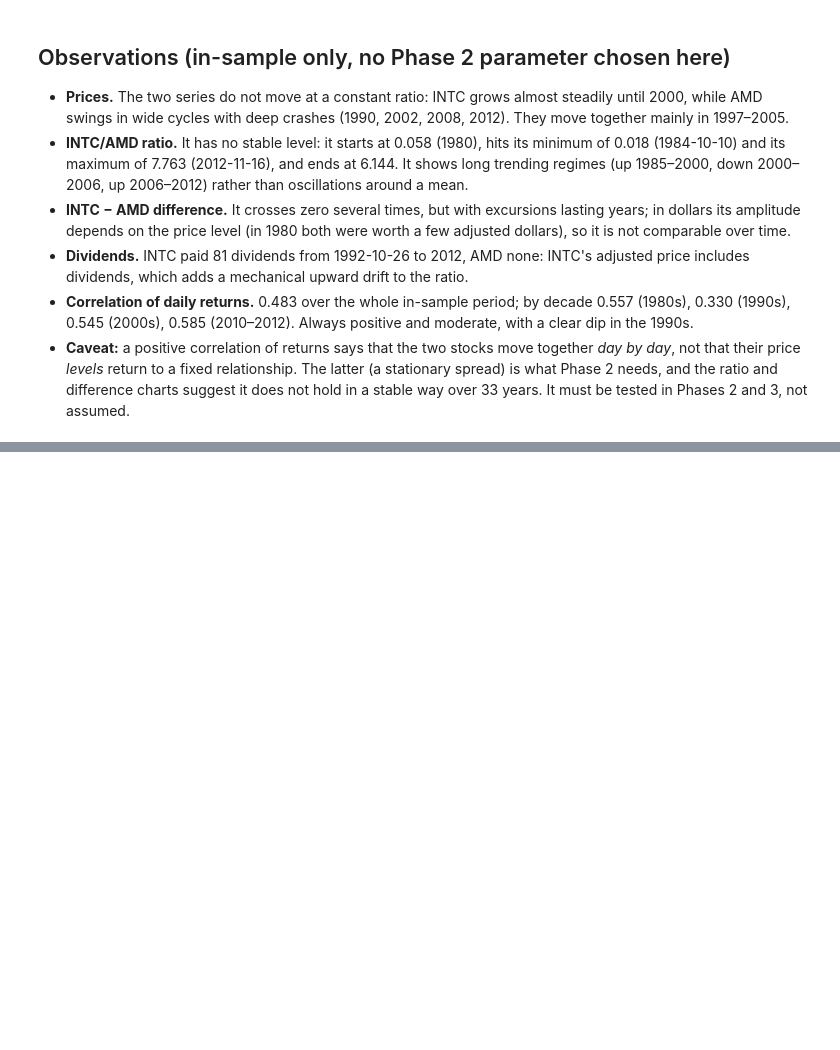
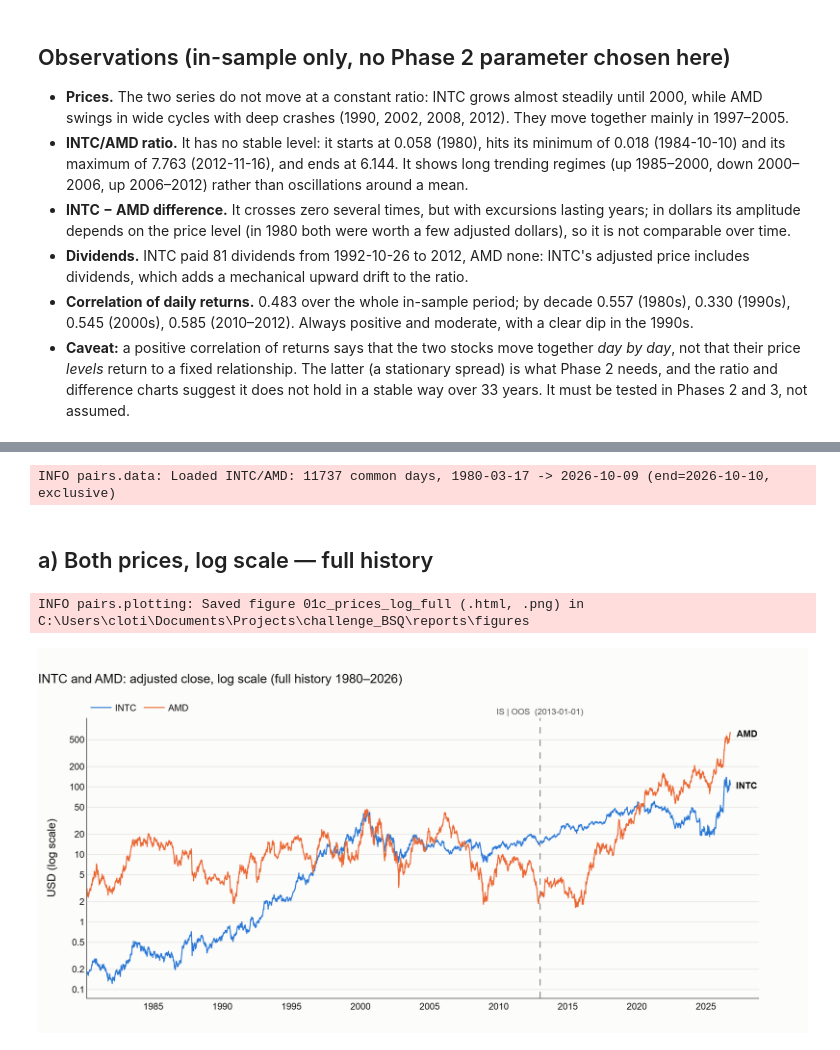
Before and after one commit to clotilderaffii/takehome_pairs-trading, a Jupyter notebook: notebooks/01_data.ipynb, the cells around one changed output, grey strips where cells are left out. Saved outputs shown, nothing was run; the diff lists cells and outputs as text; code cells hidden in the pictures; blank space fills up the shorter version.

Commit message:
phase 1 full-history section after OOS run

```diff
--- a/notebooks/01_data.ipynb
+++ b/notebooks/01_data.ipynb
@@ -149,0 +154,65 @@ corr_table.round({"correlation": 3})
+# %%
+from datetime import date
+
+FULL_END = date(2026, 10, 10)  # exclusive: includes the last available date, 2026-10-09
+prices_full = load_pair(end=FULL_END)
+assert prices_full.index.max() == pd.Timestamp("2026-10-09")
+assert len(prices_full) == 11737, "must match the common day count in EXPERIMENTS.md"
+split_ts = pd.Timestamp(SPLIT_DATE)
+
+
+def mark_split(fig: go.Figure) -> None:
+    """Draw the IS/OOS split as a dashed vertical line with a label on top."""
+    fig.add_vline(
+        x=split_ts, line={"color": "#8a8984", "width": 1.5, "dash": "dash"}, row="all", col="all"
+    )
+    fig.add_annotation(
+        x=split_ts,
+        y=1.0,
+        xref="x",
+        yref="paper",
+        text="IS | OOS  (2013-01-01)",
+        showarrow=False,
+        xanchor="center",
+        yanchor="bottom",
+        font={"size": 12, "color": "#52514e"},
+    )
+# %% [output]
+INFO pairs.data: Loaded INTC/AMD: 11737 common days, 1980-03-17 -> 2026-10-09 (end=2026-10-10, exclusive)
+# %% [markdown]
+## a) Both prices, log scale — full history
+# %%
+fig = go.Figure()
+for t in (TICKER_A, TICKER_B):
+    fig.add_trace(
+        go.Scatter(
+            x=prices_full.index,
+            y=prices_full[t],
+            name=t,
+            mode="lines",
+            line={"color": SERIES_COLORS[t], "width": 1.5},
+        )
+    )
+    # On a log axis Plotly expects annotation y in log10 units.
+    fig.add_annotation(
+        x=prices_full.index[-1],
+        y=math.log10(prices_full[t].iloc[-1]),
+        text=f"<b>{t}</b>",
+        xanchor="left",
+        showarrow=False,
+        xshift=6,
+        font={"size": 13},
+    )
+apply_style(fig, "INTC and AMD: adjusted close, log scale (full history 1980–2026)")
+fig.update_yaxes(
+    type="log",
+    tickvals=[0.1, 0.2, 0.5, 1, 2, 5, 10, 20, 50, 100, 200, 500],
+    title_text="USD (log scale)",
+)
+fig.update_layout(margin={"r": 70, "t": 100})
+mark_split(fig)
+_, png = save_figure(fig, "01c_prices_log_full")
+display(Image(filename=png))
+# %% [output]
+INFO pairs.plotting: Saved figure 01c_prices_log_full (.html, .png) in C:\Users\cloti\Documents\Projects\challenge_BSQ\reports\figures
+[figure, added]
```
Also changed, not shown: parts of 6 cells of this notebook, 7 other files.
